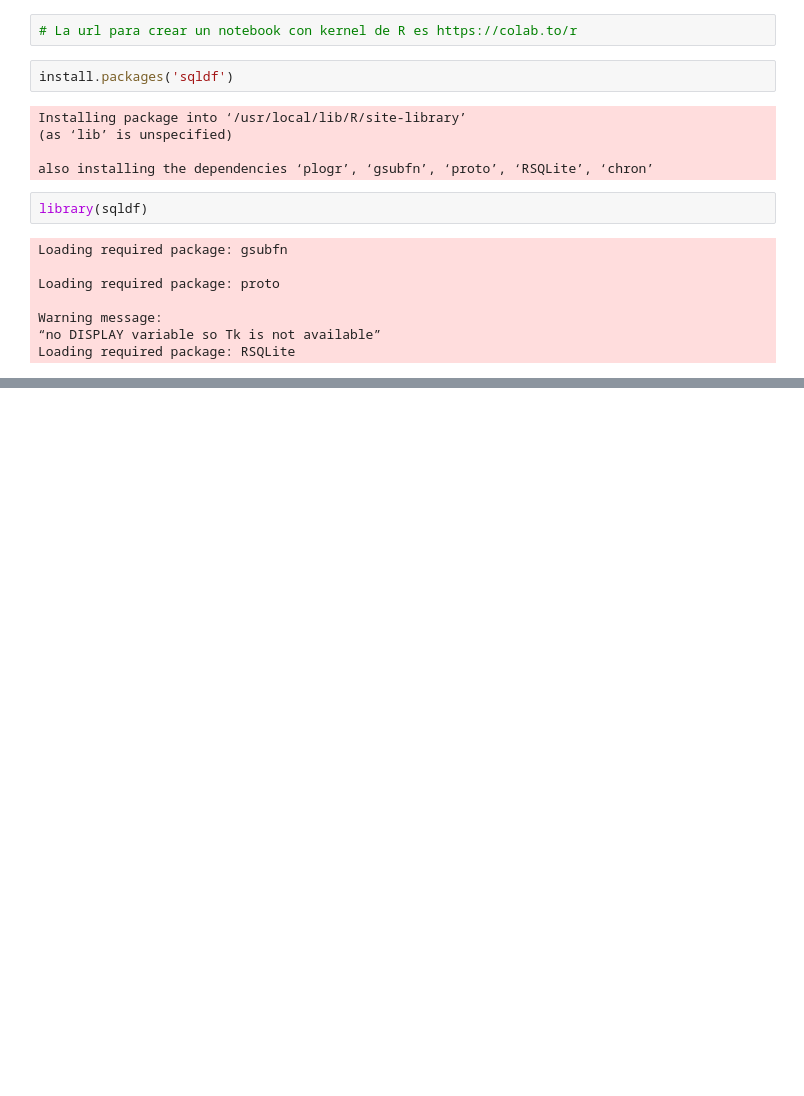
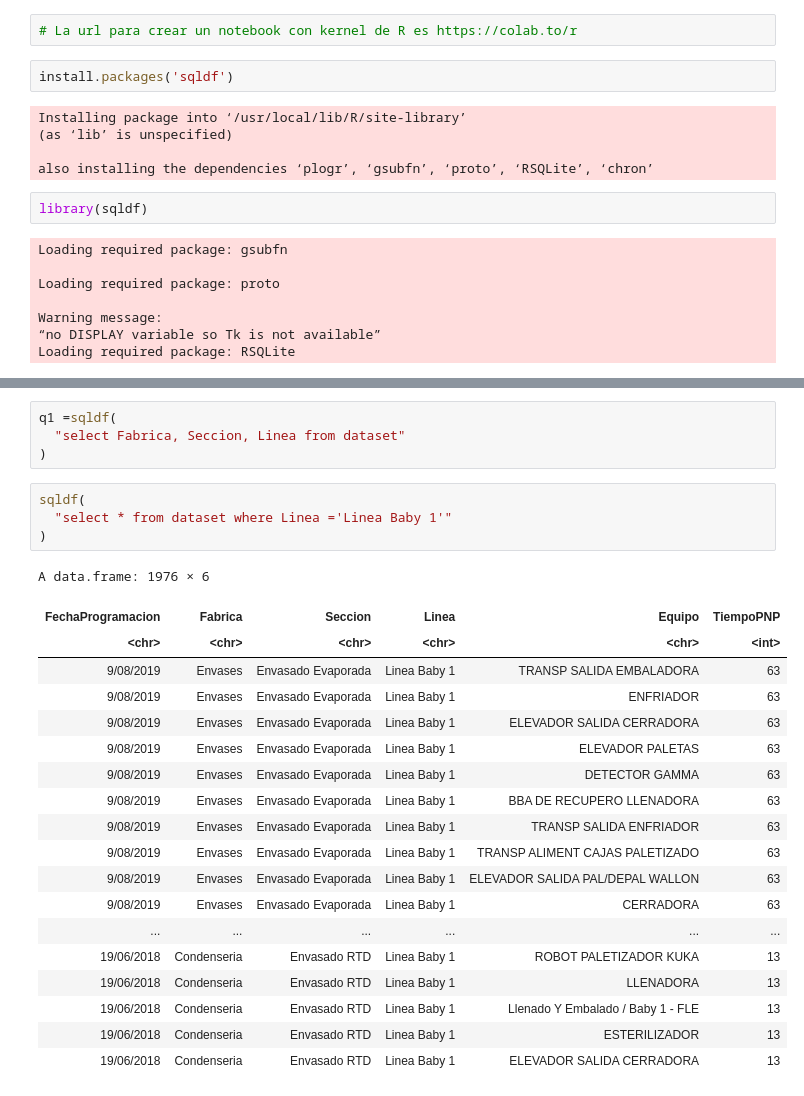
Before and after one commit to lismarcarolinacamacho/R-Y-SQL, a Jupyter notebook: Copia_de_kernel_de_R_+SQL.ipynb, the cells around one changed output, grey strips where cells are left out. Saved outputs shown, nothing was run; the diff lists cells and outputs as text; blank space fills up the shorter version.

```diff
--- a/Copia_de_kernel_de_R_+SQL.ipynb
+++ b/Copia_de_kernel_de_R_+SQL.ipynb
@@ -21,0 +60,28 @@ Loading required package: RSQLite
+# %%
+q1 =sqldf(
+  "select Fabrica, Seccion, Linea from dataset"
+)
+# %%
+sqldf(
+  "select * from dataset where Linea ='Linea Baby 1'"
+)
+# %% [output]
+A data.frame: 1976 × 6
+| FechaProgramacion | Fabrica | Seccion | Linea | Equipo | TiempoPNP |
+| <chr> | <chr> | <chr> | <chr> | <chr> | <int> |
+| 9/08/2019 | Envases | Envasado Evaporada | Linea Baby 1 | TRANSP SALIDA EMBALADORA | 63 |
+| 9/08/2019 | Envases | Envasado Evaporada | Linea Baby 1 | ENFRIADOR | 63 |
+| 9/08/2019 | Envases | Envasado Evaporada | Linea Baby 1 | ELEVADOR SALIDA CERRADORA | 63 |
+| 9/08/2019 | Envases | Envasado Evaporada | Linea Baby 1 | ELEVADOR PALETAS | 63 |
+| 9/08/2019 | Envases | Envasado Evaporada | Linea Baby 1 | DETECTOR GAMMA | 63 |
+| 9/08/2019 | Envases | Envasado Evaporada | Linea Baby 1 | BBA DE RECUPERO LLENADORA | 63 |
+| 9/08/2019 | Envases | Envasado Evaporada | Linea Baby 1 | TRANSP SALIDA ENFRIADOR | 63 |
+| 9/08/2019 | Envases | Envasado Evaporada | Linea Baby 1 | TRANSP ALIMENT CAJAS PALETIZADO | 63 |
+| 9/08/2019 | Envases | Envasado Evaporada | Linea Baby 1 | ELEVADOR SALIDA PAL/DEPAL WALLON | 63 |
+| 9/08/2019 | Envases | Envasado Evaporada | Linea Baby 1 | CERRADORA | 63 |
+| ... | ... | ... | ... | ... | ... |
+| 19/06/2018 | Condenseria | Envasado RTD | Linea Baby 1 | ROBOT PALETIZADOR KUKA | 13 |
+| 19/06/2018 | Condenseria | Envasado RTD | Linea Baby 1 | LLENADORA | 13 |
+| 19/06/2018 | Condenseria | Envasado RTD | Linea Baby 1 | Llenado Y Embalado / Baby 1 - FLE | 13 |
+| 19/06/2018 | Condenseria | Envasado RTD | Linea Baby 1 | ESTERILIZADOR | 13 |
+| 19/06/2018 | Condenseria | Envasado RTD | Linea Baby 1 | ELEVADOR SALIDA CERRADORA | 13 |
```
Also changed, not shown: parts of 5 cells of this notebook.
